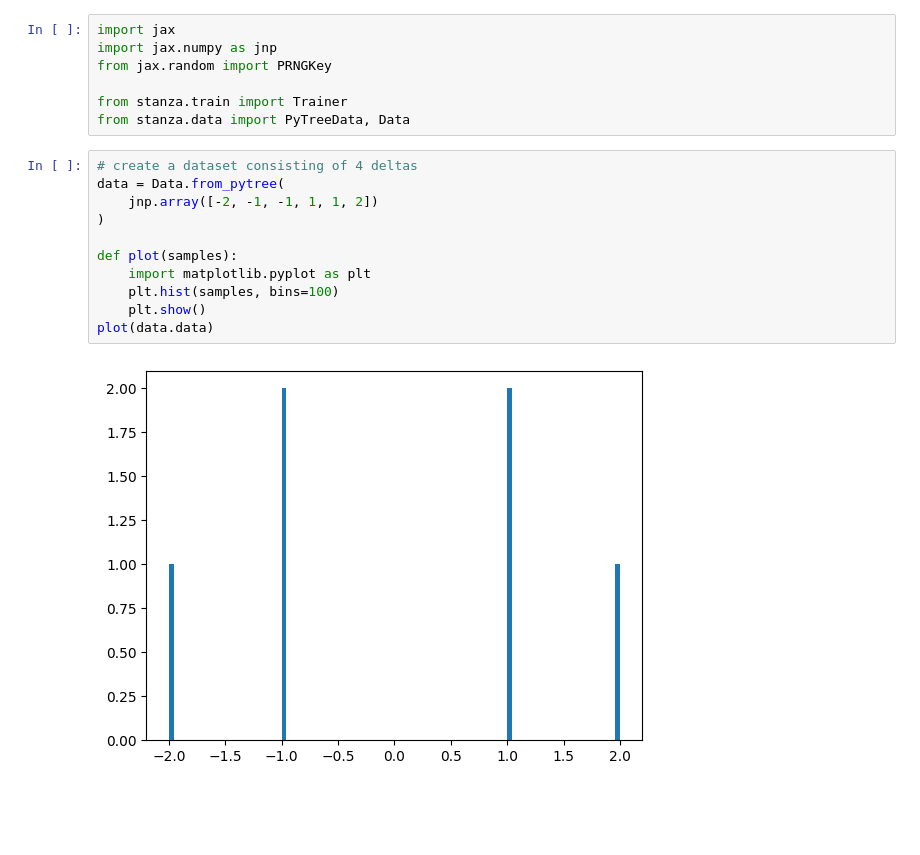
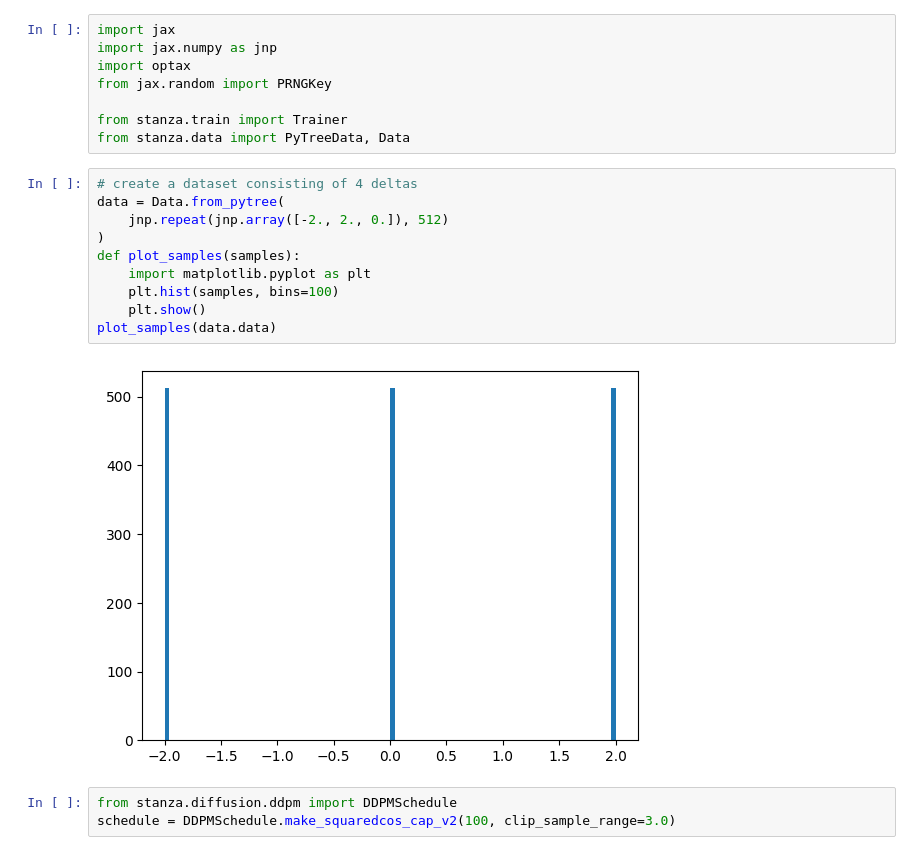
Before and after one commit to foundry-ai/foundry, a Jupyter notebook: notebooks/diffusion.ipynb, the cells around one changed output. Cells and saved outputs as stored; diff of their text form; blank space fills up the shorter version.

```diff
--- a/notebooks/diffusion.ipynb
+++ b/notebooks/diffusion.ipynb
@@ -6,6 +9,7 @@
 # %%
 import jax
 import jax.numpy as jnp
+import optax
 from jax.random import PRNGKey
 
 from stanza.train import Trainer
@@ -13,16 +17,18 @@ from stanza.data import PyTreeData, Data
 # %%
 # create a dataset consisting of 4 deltas
 data = Data.from_pytree(
-    jnp.array([-2, -1, -1, 1, 1, 2])
+    jnp.repeat(jnp.array([-2., 2., 0.]), 512)
 )
-
-def plot(samples):
+def plot_samples(samples):
     import matplotlib.pyplot as plt
     plt.hist(samples, bins=100)
     plt.show()
-plot(data.data)
+plot_samples(data.data)
 # %% [output]
-[figure, old version]
+[figure, new version]
+# %%
+from stanza.diffusion.ddpm import DDPMSchedule
+schedule = DDPMSchedule.make_squaredcos_cap_v2(100, clip_sample_range=3.0)
 # %%
 from typing import Sequence
 from stanza.nets.util import SinusoidalPosEmbed
```
Also changed, not shown: parts of 9 cells of this notebook, 18 other files.
